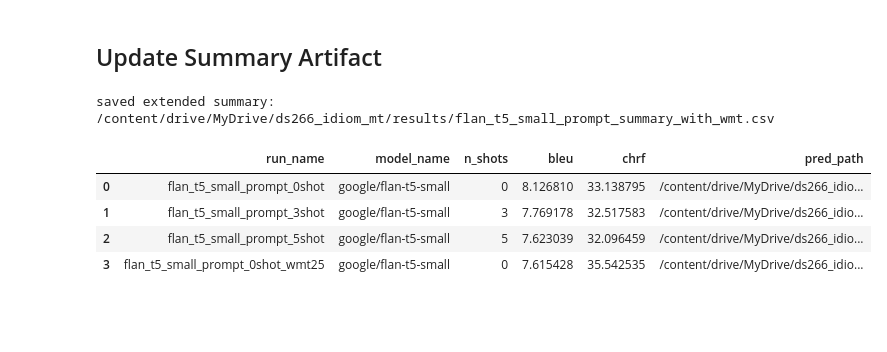
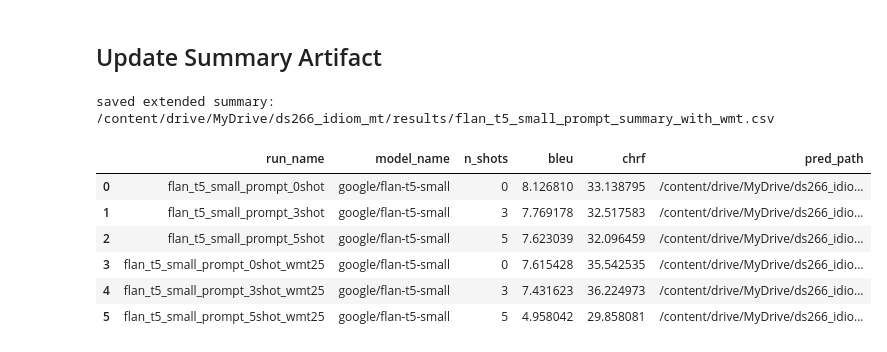
Before and after one commit to auntiepersilla/Idiom_Aware_MT_Finetuning_EN-DE, a Jupyter notebook: notebooks/06_experiment_idiom_aware_MT_fewshot_prompting_flant5.ipynb, the cells around one changed output. Cells and saved outputs as stored; diff of their text form; code cells hidden in the pictures; blank space fills up the shorter version.

Commit message:
added canonical dataset output

```diff
--- a/notebooks/06_experiment_idiom_aware_MT_fewshot_prompting_flant5.ipynb
+++ b/notebooks/06_experiment_idiom_aware_MT_fewshot_prompting_flant5.ipynb
@@ -178,5 +225,10 @@ def load_wmt14(ft_train_n=20000, ft_dev_n=2000, seed=42):
 
 general_ds = load_wmt14(seed=SEED)
 print({k: len(v) for k, v in general_ds.items()})
+
+
+# Canonical WMT few-shot demo source for prompted evaluation
+wmt_train_df = general_ds["ft_train"].to_pandas().copy()
+print("WMT train demo pool rows:", len(wmt_train_df))
 # %% [output]
 {'ft_train': 20000, 'ft_dev': 2000, 'wmt_test': 3003}
@@ -250,6 +307,14 @@ German:
 # %%
 tok = AutoTokenizer.from_pretrained(MODEL_NAME, use_fast=False)
 model = AutoModelForSeq2SeqLM.from_pretrained(MODEL_NAME).to(device)
+try:
+    model.generation_config.max_length = None
+except Exception:
+    pass
+try:
+    model.config.max_length = None
+except Exception:
+    pass
 model.eval()
 print("loaded:", MODEL_NAME)
 # %% [output]
@@ -262,6 +327,13 @@ loaded: google/flan-t5-small
 def generate_texts(prompts, gen_kwargs=None, batch_size=BATCH_SIZE):
     gen_kwargs = gen_kwargs or GEN_KWARGS
     outputs = []
+
+    import copy
+    gen_cfg = copy.deepcopy(model.generation_config)
+    try:
+        gen_cfg.max_length = None
+    except Exception:
+        pass
 
     for start in range(0, len(prompts), batch_size):
         batch_prompts = prompts[start : start + batch_size]
@@ -273,7 +345,11 @@ def generate_texts(prompts, gen_kwargs=None, batch_size=BATCH_SIZE):
             max_length=MAX_SOURCE_LEN,
         ).to(device)
 
-        generated = model.generate(**enc, **gen_kwargs)
+        generated = model.generate(
+            **enc,
+            generation_config=gen_cfg,
+            **gen_kwargs,
+        )
         decoded = tok.batch_decode(generated, skip_special_tokens=True)
         outputs.extend([d.strip() for d in decoded])
 
@@ -321,6 +398,7 @@ PROMPT_METRICS_PATH = os.path.join(PROMPT_RESULTS_DIR, "prompting_metrics.csv")
 
 def log_prompt_metrics(run_name, model_name, n_shots, split, metrics, n_eval, gen_kwargs, notes=""):
     row = {
+        "timestamp": pd.Timestamp.now(tz="America/Los_Angeles").isoformat(timespec="seconds"),
         "run_name": run_name,
         "model_name": model_name,
         "n_shots": n_shots,
@@ -622,31 +766,25 @@ unique_ratio: 1.0
 # %% [markdown]
 ## Update Summary Artifact
 # %%
-summary_plus_wmt = summary_df.copy()
 summary_plus_wmt = pd.concat(
     [
-        summary_plus_wmt,
-        pd.DataFrame([{
-            "run_name": WMT_RUN_PREFIX,
-            "model_name": MODEL_NAME,
-            "n_shots": 0,
-            "bleu": wmt_metrics["bleu"],
-            "chrf": wmt_metrics["chrf"],
-            "pred_path": wmt_pred_path,
-        }])
+        summary_df.copy(),
+        wmt_summary_df.rename(columns={"run_name": "run_name", "model_name": "model_name", "n_shots": "n_shots"}),
     ],
     ignore_index=True,
 )
 
 summary_plus_wmt_path = os.path.join(PROMPT_RESULTS_DIR, f"{RUN_PREFIX}_summary_with_wmt.csv")
 summary_plus_wmt.to_csv(summary_plus_wmt_path, index=False)
 
 print("saved extended summary:", summary_plus_wmt_path)
 summary_plus_wmt
 # %% [output]
 saved extended summary: /content/drive/MyDrive/ds266_idiom_mt/results/flan_t5_small_prompt_summary_with_wmt.csv
 |  | run_name | model_name | n_shots | bleu | chrf | pred_path |
 | 0 | flan_t5_small_prompt_0shot | google/flan-t5-small | 0 | 8.126810 | 33.138795 | /content/drive/MyDrive/ds266_idio... |
 | 1 | flan_t5_small_prompt_3shot | google/flan-t5-small | 3 | 7.769178 | 32.517583 | /content/drive/MyDrive/ds266_idio... |
 | 2 | flan_t5_small_prompt_5shot | google/flan-t5-small | 5 | 7.623039 | 32.096459 | /content/drive/MyDrive/ds266_idio... |
 | 3 | flan_t5_small_prompt_0shot_wmt25 | google/flan-t5-small | 0 | 7.615428 | 35.542535 | /content/drive/MyDrive/ds266_idio... |
+| 4 | flan_t5_small_prompt_3shot_wmt25 | google/flan-t5-small | 3 | 7.431623 | 36.224973 | /content/drive/MyDrive/ds266_idio... |
+| 5 | flan_t5_small_prompt_5shot_wmt25 | google/flan-t5-small | 5 | 4.958042 | 29.858081 | /content/drive/MyDrive/ds266_idio... |
```
Also changed, not shown: parts of 13 cells of this notebook.
